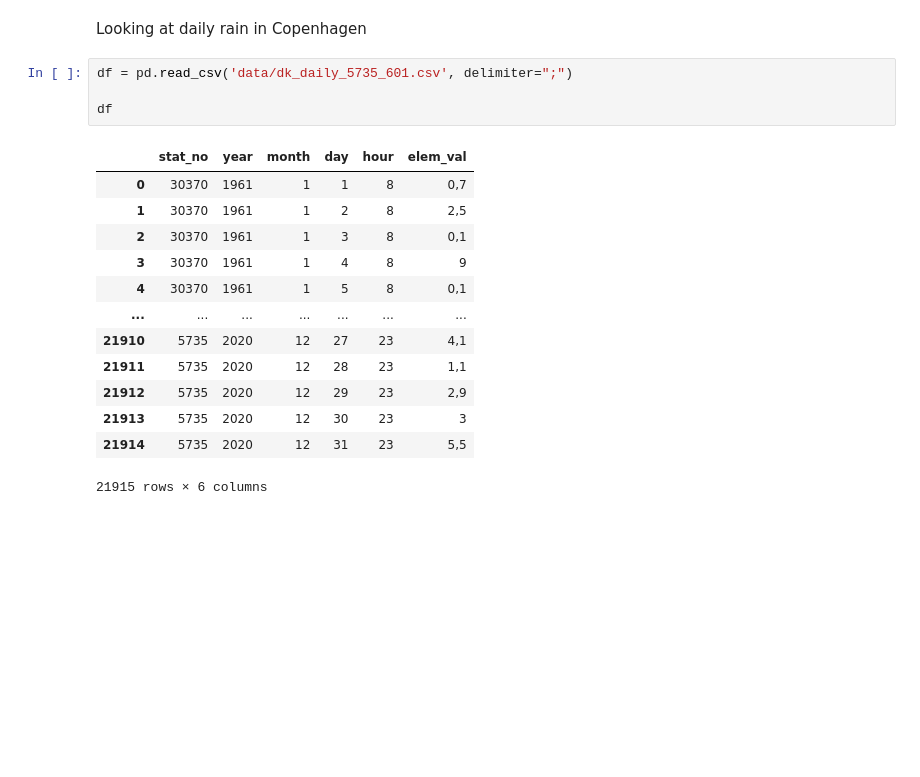
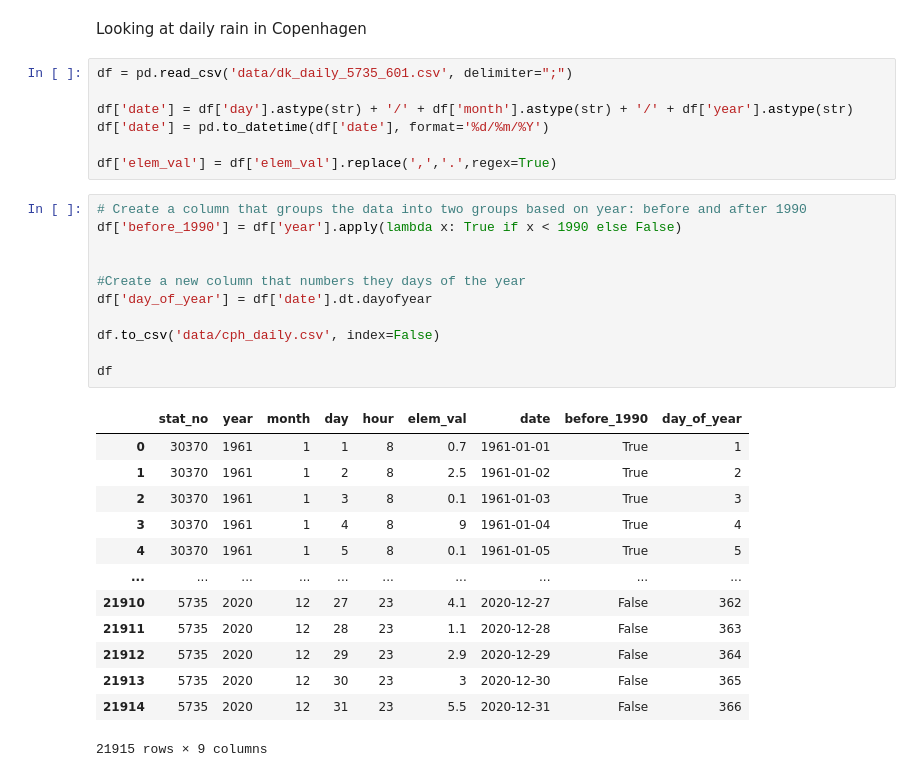
Before and after one commit to laurabejder/rain, a Jupyter notebook: analysis.ipynb, the cells around one changed output. Cells and saved outputs as stored; diff of their text form; blank space fills up the shorter version.

```diff
--- a/analysis.ipynb
+++ b/analysis.ipynb
@@ -89,21 +89,35 @@ month_num      int64
 dtype: object
 # %% [markdown]
 Looking at daily rain in Copenhagen
-# %%
-df = pd.read_csv('data/dk_daily_5735_601.csv', delimiter=";")
-
-df
-# %% [output]
-|  | stat_no | year | month | day | hour | elem_val |
-| 0 | 30370 | 1961 | 1 | 1 | 8 | 0,7 |
-| 1 | 30370 | 1961 | 1 | 2 | 8 | 2,5 |
-| 2 | 30370 | 1961 | 1 | 3 | 8 | 0,1 |
-| 3 | 30370 | 1961 | 1 | 4 | 8 | 9 |
-| 4 | 30370 | 1961 | 1 | 5 | 8 | 0,1 |
-| ... | ... | ... | ... | ... | ... | ... |
-| 21910 | 5735 | 2020 | 12 | 27 | 23 | 4,1 |
-| 21911 | 5735 | 2020 | 12 | 28 | 23 | 1,1 |
-| 21912 | 5735 | 2020 | 12 | 29 | 23 | 2,9 |
-| 21913 | 5735 | 2020 | 12 | 30 | 23 | 3 |
-| 21914 | 5735 | 2020 | 12 | 31 | 23 | 5,5 |
-21915 rows × 6 columns
+# %%
+df = pd.read_csv('data/dk_daily_5735_601.csv', delimiter=";")
+
+df['date'] = df['day'].astype(str) + '/' + df['month'].astype(str) + '/' + df['year'].astype(str)
+df['date'] = pd.to_datetime(df['date'], format='%d/%m/%Y')
+
+df['elem_val'] = df['elem_val'].replace(',','.',regex=True)
+# %%
+# Create a column that groups the data into two groups based on year: before and after 1990
+df['before_1990'] = df['year'].apply(lambda x: True if x < 1990 else False)
+
+
+#Create a new column that numbers they days of the year
+df['day_of_year'] = df['date'].dt.dayofyear
+
+df.to_csv('data/cph_daily.csv', index=False)
+
+df
+# %% [output]
+|  | stat_no | year | month | day | hour | elem_val | date | before_1990 | day_of_year |
+| 0 | 30370 | 1961 | 1 | 1 | 8 | 0.7 | 1961-01-01 | True | 1 |
+| 1 | 30370 | 1961 | 1 | 2 | 8 | 2.5 | 1961-01-02 | True | 2 |
+| 2 | 30370 | 1961 | 1 | 3 | 8 | 0.1 | 1961-01-03 | True | 3 |
+| 3 | 30370 | 1961 | 1 | 4 | 8 | 9 | 1961-01-04 | True | 4 |
+| 4 | 30370 | 1961 | 1 | 5 | 8 | 0.1 | 1961-01-05 | True | 5 |
+| ... | ... | ... | ... | ... | ... | ... | ... | ... | ... |
+| 21910 | 5735 | 2020 | 12 | 27 | 23 | 4.1 | 2020-12-27 | False | 362 |
+| 21911 | 5735 | 2020 | 12 | 28 | 23 | 1.1 | 2020-12-28 | False | 363 |
+| 21912 | 5735 | 2020 | 12 | 29 | 23 | 2.9 | 2020-12-29 | False | 364 |
+| 21913 | 5735 | 2020 | 12 | 30 | 23 | 3 | 2020-12-30 | False | 365 |
+| 21914 | 5735 | 2020 | 12 | 31 | 23 | 5.5 | 2020-12-31 | False | 366 |
+21915 rows × 9 columns
```
Also changed, not shown: parts of 1 cell of this notebook, 18 other files.
